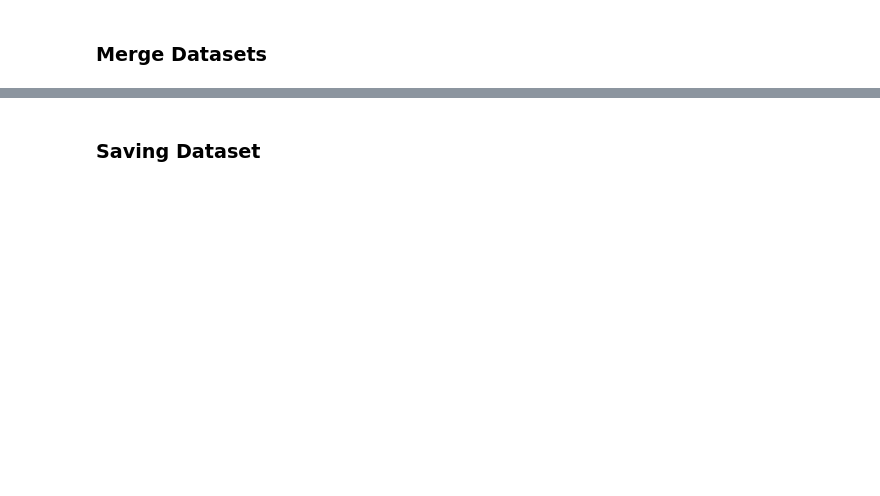
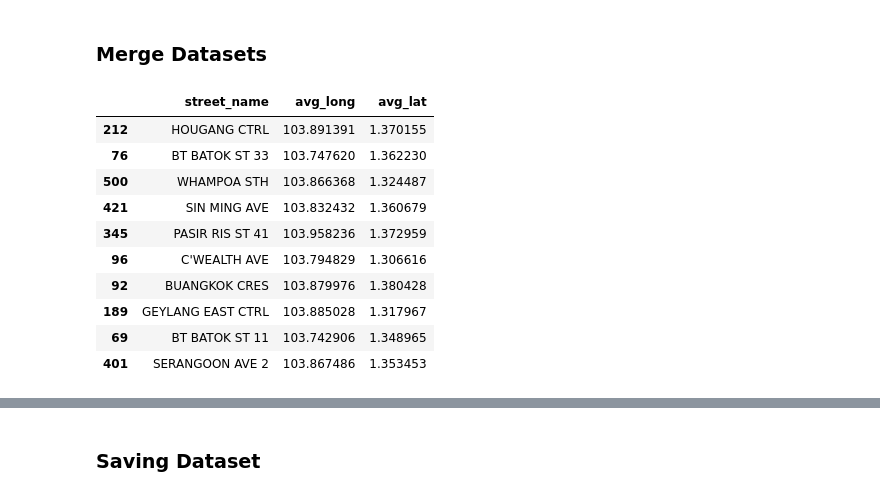
Before and after one commit to kkinmunn/is4303_hdbresale, a Jupyter notebook: eda/datablending.ipynb, the cells around one changed output, grey strips where cells are left out. Saved outputs shown, nothing was run; the diff lists cells and outputs as text; code cells hidden in the pictures; blank space fills up the shorter version.

```diff
--- a/eda/datablending.ipynb
+++ b/eda/datablending.ipynb
@@ -268,2 +370,16 @@ REGION_C
 # %%
-## USE THE CELLS HERE ##
+# To test below function with a smaller subset of data
+hdb_resale_data = street_avg_coords.sample(n = 10)
+hdb_resale_data
+# %% [output]
+|  | street_name | avg_long | avg_lat |
+| 212 | HOUGANG CTRL | 103.891391 | 1.370155 |
+| 76 | BT BATOK ST 33 | 103.747620 | 1.362230 |
+| 500 | WHAMPOA STH | 103.866368 | 1.324487 |
+| 421 | SIN MING AVE | 103.832432 | 1.360679 |
+| 345 | PASIR RIS ST 41 | 103.958236 | 1.372959 |
+| 96 | C'WEALTH AVE | 103.794829 | 1.306616 |
+| 92 | BUANGKOK CRES | 103.879976 | 1.380428 |
+| 189 | GEYLANG EAST CTRL | 103.885028 | 1.317967 |
+| 69 | BT BATOK ST 11 | 103.742906 | 1.348965 |
+| 401 | SERANGOON AVE 2 | 103.867486 | 1.353453 |
```
Also changed, not shown: parts of 13 cells of this notebook.
